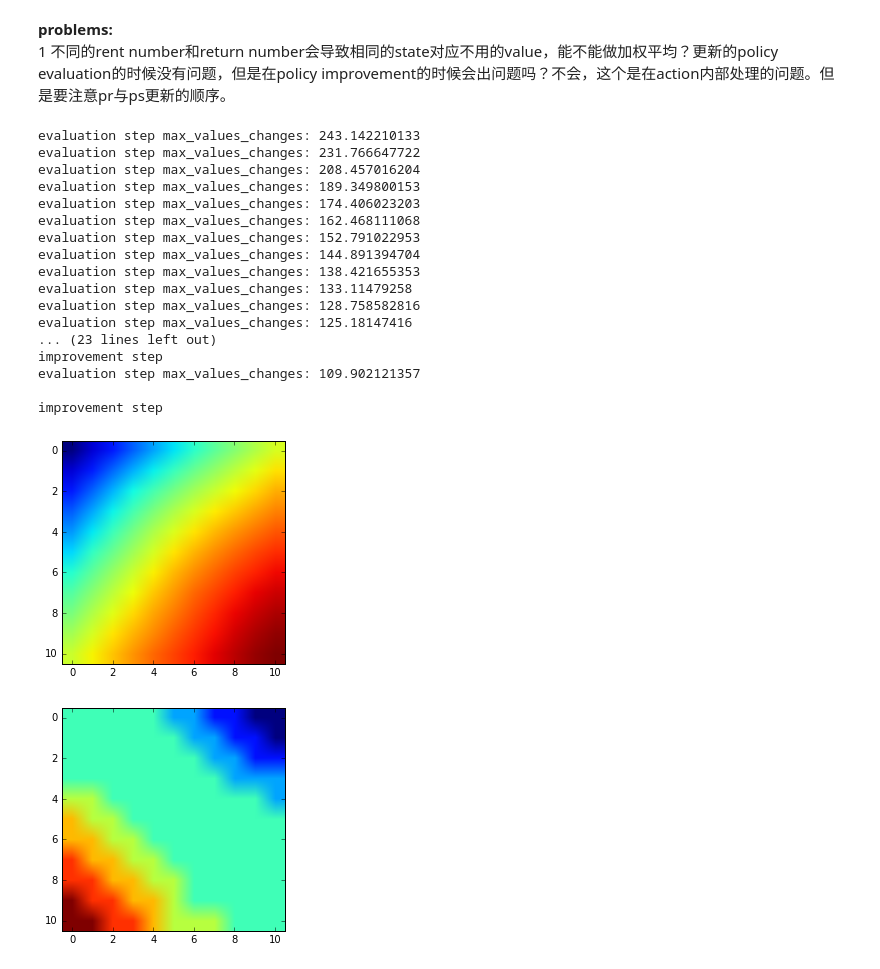
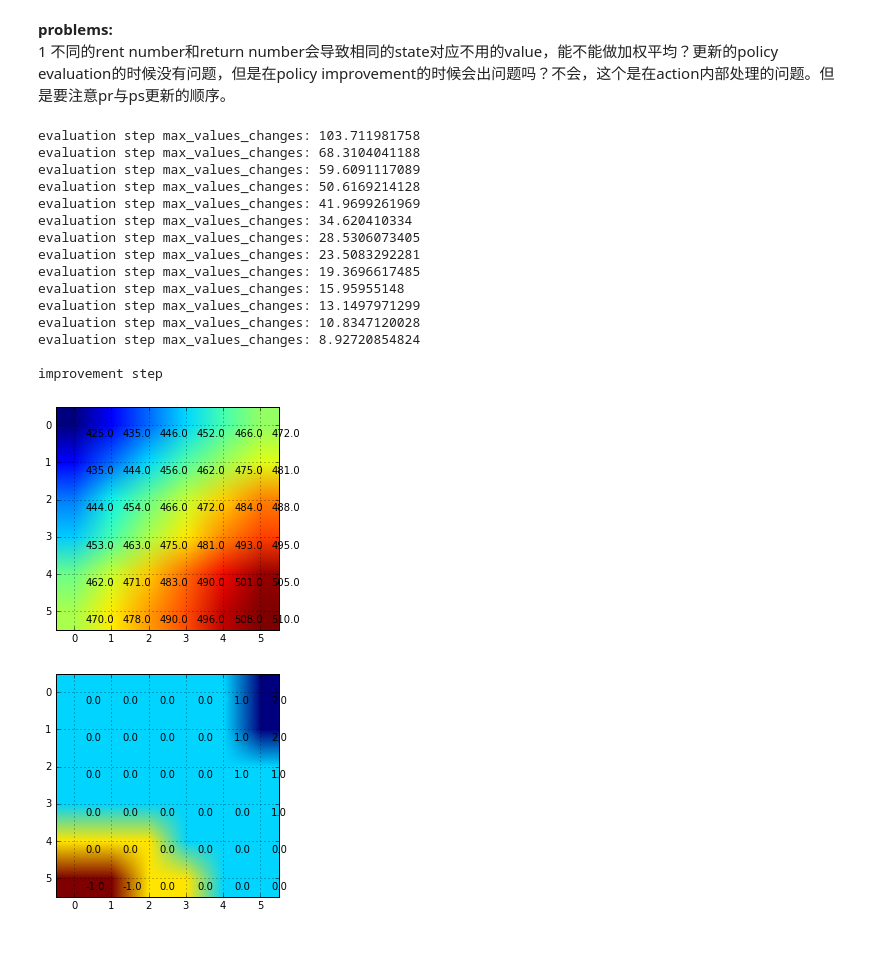
Before and after one commit to RL-reading-group/YK_code, a Jupyter notebook: Exercise 4.5.ipynb, the cells around one changed output. Saved outputs shown, nothing was run; the diff lists cells and outputs as text; code cells hidden in the pictures.

```diff
--- a/Exercise 4.5.ipynb
+++ b/Exercise 4.5.ipynb
@@ -13,8 +13,8 @@ import matplotlib.pyplot as plt
     state:[n_carA, n_carB]
     action:n_carFromAtoB
     '''
-max_n = 10
-max_n_m = 5
+max_n = 5
+max_n_m = 3
 
 def possion(lam, high):
     if high != 0:
@@ -29,7 +29,7 @@ class JackCR(object):
 
     def __init__(self):
         self.gamma = 0.9
-        self.theta = 110
+        self.theta = 10
         self.values = dict()
         for a in range(0, max_n + 1):
             for b in range(0, max_n + 1):
@@ -134,55 +134,60 @@ class JackCR(object):
                 self.policy_evaluation()
                 max_values_changes = 0
                 for a, b in zip(values_temp.values(), self.values.values()):
                     max_values_changes = max(max_values_changes, abs(a - b))
                 if max_values_changes < self.theta:
                     evaluation_flag = False
                 print 'evaluation step', 'max_values_changes:', max_values_changes
             self.policy_improvement()
             print ' '
             print 'improvement step'
 
 
 
 
 
 test = JackCR()
-# print test.value
-# print test.compute_psr(10, 10, 5)
-# test.policy_improvement()
-# test.policy_evaluation()
 test.train()
 values = np.random.randn(max_n + 1, max_n + 1)
 policies = np.random.randn(max_n + 1, max_n + 1)
 for key, value in zip(test.values.keys(), test.values.values()):
     values[int(key[:key.find('_')]), int(key[key.find('_')+1:])] = value
 for key_p, policy in zip(test.policy.keys(), test.policy.values()):
     policies[int(key_p[:key_p.find('_')]), int(key_p[key_p.find('_')+1:])] = policy
+A = range(0, max_n + 1)
+B = range(0, max_n + 1)
+plt.imshow(values)
+for a in A:
+    for b in B:
+        plt.text(a+0.3, b+0.3, str(np.floor(test.values[str(a) + '_' + str(b)])))
 
-plt.imshow(values)
+plt.grid()
 plt.show()
 plt.imshow(policies)
+for a in A:
+    for b in B:
+        plt.text(a+0.3, b+0.3, str(np.floor(test.policy[str(a) + '_' + str(b)])))
+
+plt.grid()
 plt.show()
 # %% [output]
-evaluation step max_values_changes: 243.142210133
-evaluation step max_values_changes: 231.766647722
-evaluation step max_values_changes: 208.457016204
-evaluation step max_values_changes: 189.349800153
-evaluation step max_values_changes: 174.406023203
-evaluation step max_values_changes: 162.468111068
-evaluation step max_values_changes: 152.791022953
-evaluation step max_values_changes: 144.891394704
-evaluation step max_values_changes: 138.421655353
-evaluation step max_values_changes: 133.11479258
-evaluation step max_values_changes: 128.758582816
-evaluation step max_values_changes: 125.18147416
-... (23 lines left out)
-improvement step
-evaluation step max_values_changes: 109.902121357
+evaluation step max_values_changes: 103.711981758
+evaluation step max_values_changes: 68.3104041188
+evaluation step max_values_changes: 59.6091117089
+evaluation step max_values_changes: 50.6169214128
+evaluation step max_values_changes: 41.9699261969
+evaluation step max_values_changes: 34.620410334
+evaluation step max_values_changes: 28.5306073405
+evaluation step max_values_changes: 23.5083292281
+evaluation step max_values_changes: 19.3696617485
+evaluation step max_values_changes: 15.95955148
+evaluation step max_values_changes: 13.1497971299
+evaluation step max_values_changes: 10.8347120028
+evaluation step max_values_changes: 8.92720854824
 
 improvement step
-[figure, old version]
+[figure, new version]
-[figure, old version]
+[figure, new version]
 # %%
 from __future__ import division
 import numpy as np
```
Also changed, not shown: parts of 1 cell of this notebook.
